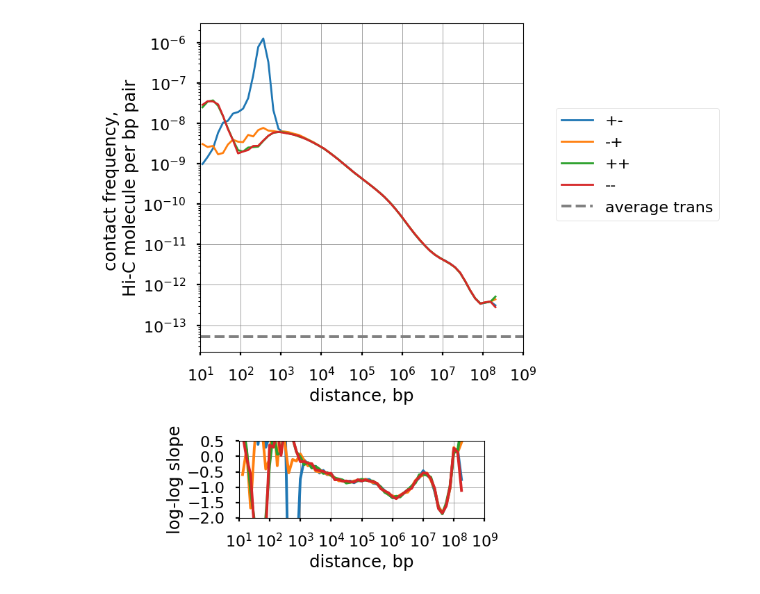
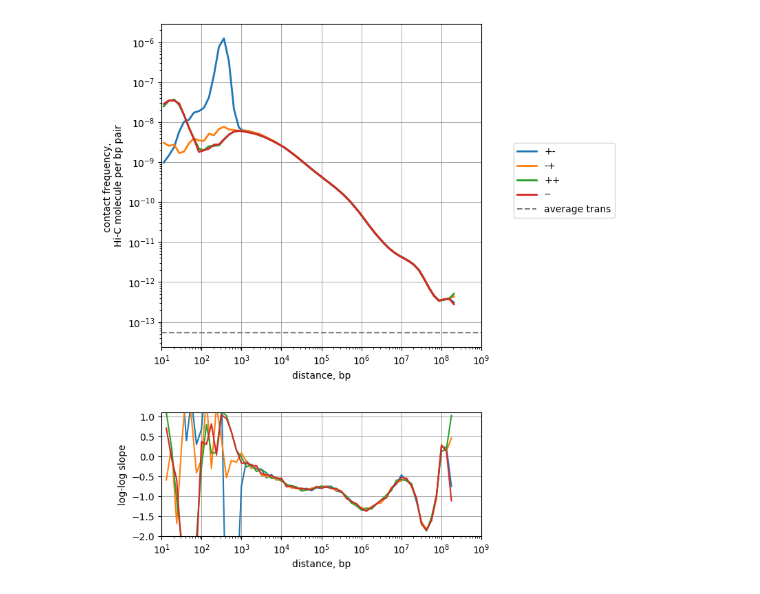
Before and after one commit to open2c/pairtools, a Jupyter notebook: doc/examples/scalings_example.ipynb, the cells around one changed output. Cells and saved outputs as stored; diff of their text form; code cells hidden in the pictures.

```diff
--- a/doc/examples/scalings_example.ipynb
+++ b/doc/examples/scalings_example.ipynb
@@ -35,14 +32,11 @@ import matplotlib.pyplot as plt
 import matplotlib.ticker
 import matplotlib.gridspec
 
-%matplotlib inline
-plt.style.use('seaborn-poster')
-
 import pairtools
 import pairtools.lib.scaling as scaling
 import bioframe
 # %%
-pairs_path = './tmp/test.pairs'
+pairs_path = './test.pairs'
 # %%
 mm10_chromsizes = bioframe.fetch_chromsizes('mm10', as_bed=True)
 mm10_arms = mm10_chromsizes
@@ -68,10 +62,10 @@ avg_trans = (
     / trans_levels.n_bp2.astype('float64').sum()
 )
 # %%
-fig = plt.figure(figsize=(6,10))
-gs = matplotlib.gridspec.GridSpec(2,1, height_ratios=[8, 1.5])
-ax1 = fig.add_subplot(gs[0,0])
-ax2 = fig.add_subplot(gs[1,0])
+fig = plt.figure(figsize=(6, 10))
+gs = matplotlib.gridspec.GridSpec(2, 1, height_ratios=[8, 3])
+ax1 = fig.add_subplot(gs[0, 0])
+ax2 = fig.add_subplot(gs[1, 0])
 
 strand_gb = cis_scalings.groupby(['strand1', 'strand2'])
 for strands in ['+-', '-+', '++', '--']:
@@ -89,41 +83,39 @@ for strands in ['+-', '-+', '++', '--']:
     ax1.loglog(
         dist_bin_mids[mask],
         pair_frequencies[mask],
         label=label,
         lw=2
     )
 
     ax2.semilogx(
         np.sqrt(dist_bin_mids.values[1:]*dist_bin_mids.values[:-1]),
         np.diff(np.log10(pair_frequencies.values)) / np.diff(np.log10(dist_bin_mids.values)),
         label=label
     )
 
 ax1.axhline(avg_trans, ls='--', c='gray', label='average trans')
 
 plt.sca(ax1)
 plt.gca().set_aspect(1.0)
-plt.gca().xaxis.set_major_locator(matplotlib.ticker.LogLocator(base=10.0,numticks=20))
-plt.gca().yaxis.set_major_locator(matplotlib.ticker.LogLocator(base=10.0,numticks=20))
+plt.gca().xaxis.set_major_locator(matplotlib.ticker.LogLocator(base=10.0, numticks=20))
+plt.gca().yaxis.set_major_locator(matplotlib.ticker.LogLocator(base=10.0, numticks=20))
 plt.xlim(1e1,1e9)
 # plt.ylim(avg_trans / 3, plt.ylim()[1])
 
 plt.grid(lw=0.5,color='gray')
-plt.legend(loc=(1.1,0.4))
+plt.legend(loc=(1.1, 0.4))
 plt.ylabel('contact frequency, \nHi-C molecule per bp pair')
 plt.xlabel('distance, bp')
 
 plt.sca(ax2)
-plt.xlim(1e1,1e9)
-plt.ylim(-2,0.5)
+plt.xlim(1e1, 1e9)
+plt.ylim(-2, 1.1)
 plt.gca().set_aspect(1.0)
 plt.ylabel('log-log slope')
 plt.xlabel('distance, bp')
 
-plt.yticks(np.arange(-2,0.6,0.5))
-plt.gca().xaxis.set_major_locator(matplotlib.ticker.LogLocator(base=10.0,numticks=20))
-plt.grid(lw=0.5,color='gray')
-
-# fig.tight_layout()
+plt.yticks(np.arange(-2, 1.1, 0.5))
+plt.gca().xaxis.set_major_locator(matplotlib.ticker.LogLocator(base=10.0, numticks=20))
+plt.grid(lw=0.5, color='gray')
 # %% [output]
-[figure, old version]
+[figure, new version]
```
Also changed, not shown: parts of 1 cell of this notebook, 6 other files.
